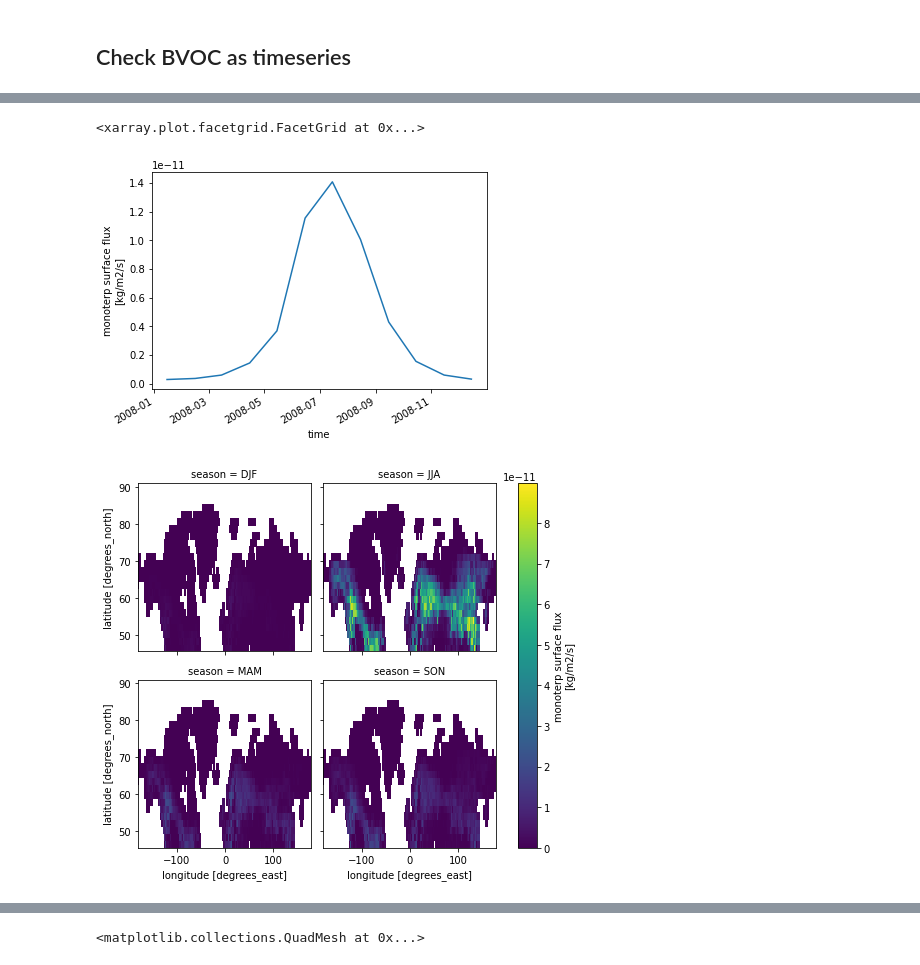
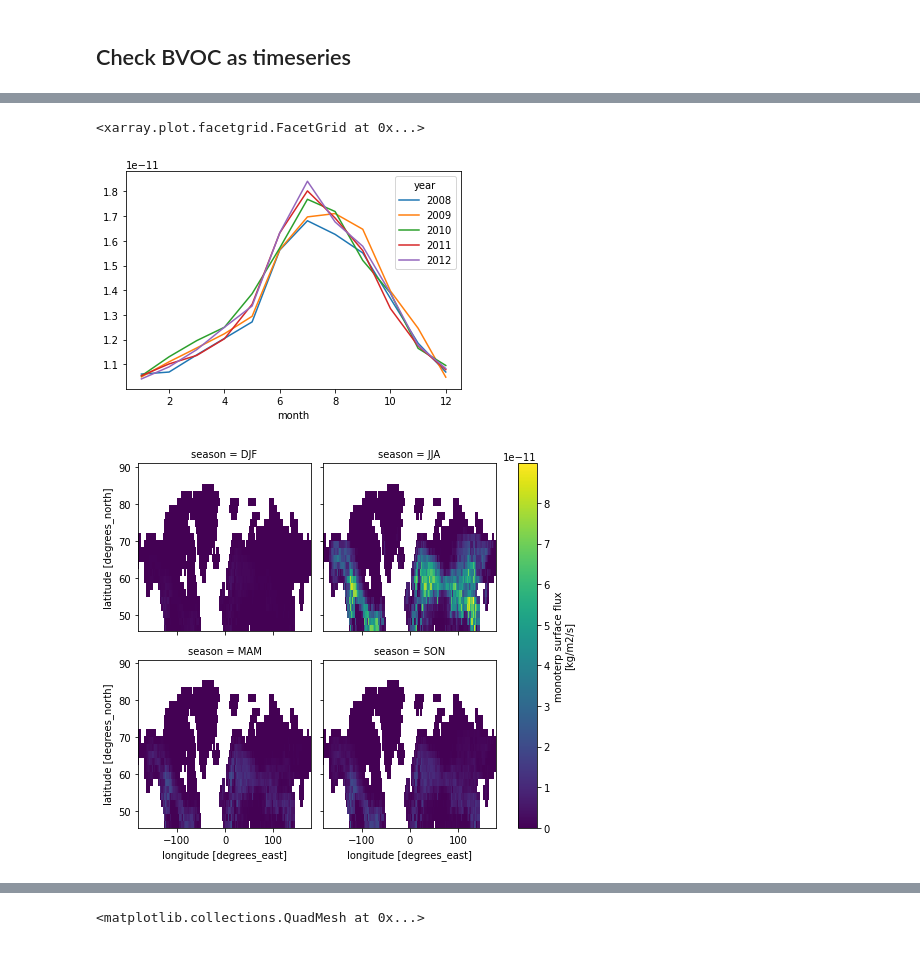
Before and after one commit to adelezaini/MasterThesis, a Jupyter notebook: notebooks/output/Check-pft-config.ipynb, the cells around one changed output, grey strips where cells are left out. Drawn from its saved outputs; the diff is of its cells as text; code cells hidden in the pictures.

```diff
--- a/notebooks/output/Check-pft-config.ipynb
+++ b/notebooks/output/Check-pft-config.ipynb
@@ -177,5 +151,9 @@ ds[variables].to_netcdf(processed_path+'ds.nc')
+# %%
+ds_ctrl = xr.open_dataset('../../processed-data/postprocessing/CTRL_BVOC_20082012.nc')
+ds_ctrl = convert360_180(ds_ctrl)
 # %%
 iso_init = ds_i.SFmonoterp.where(lndfrac>0.)
-iso_ctrl = ds.SFmonoterp.where(lndfrac>0.)
+iso_ideal = ds.SFmonoterp.where(lndfrac>0.)
+iso_ctrl = ds_ctrl.SFmonoterp.where(lndfrac>0.)
 # %%
 def plot_trend(ds):
@@ -208,8 +188,17 @@ plot_map_trend(iso_init); plt.show()
 # %%
-iso_ctrl.isel(time=slice(0,12)).where(ds.lat>45., drop=True).mean('lat').mean('lon').plot()
+# convert to dataframe:
+df = iso_ctrl.mean(['lon','lat']).reset_coords(drop=True).to_dataframe()
+# add year and month indices:
+df['month']=df.index.month
+df['year']=df.index.year
+# groupby month and year then mean:
+dfm = df.groupby(['year','month']).mean().unstack().T.droplevel(0)
+# plot:
+dfm.plot()
+
 ds_unweighted = iso_ctrl.groupby("time.season").mean("time")
 ds_unweighted.where(ds_unweighted.lat>45., drop=True).plot(col='season', col_wrap=2)
 # %% [output]
 <xarray.plot.facetgrid.FacetGrid at 0x...>
-[figure, old version]
+[figure, new version]
 [figure]
```
Also changed, not shown: parts of 7 cells of this notebook.
